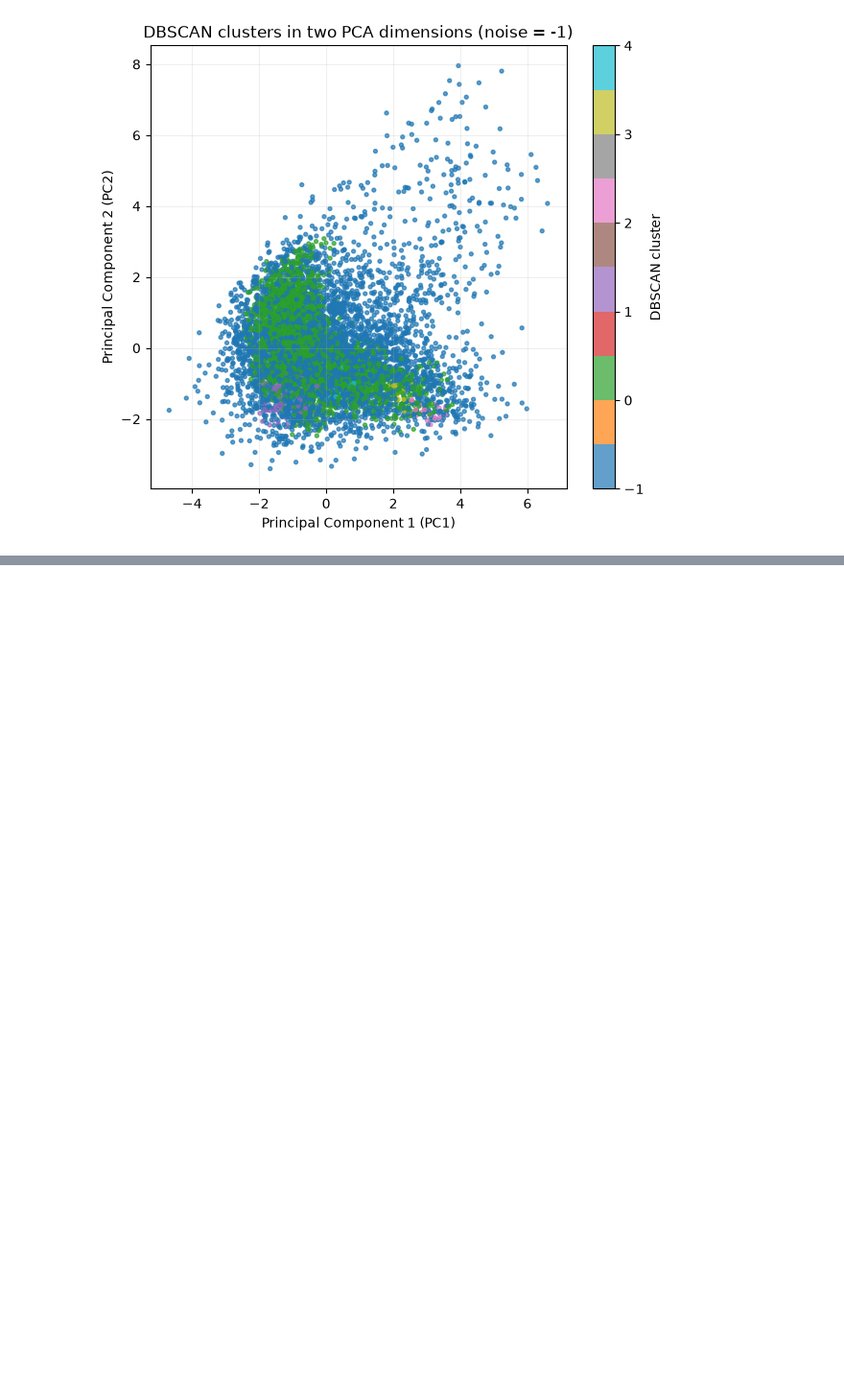
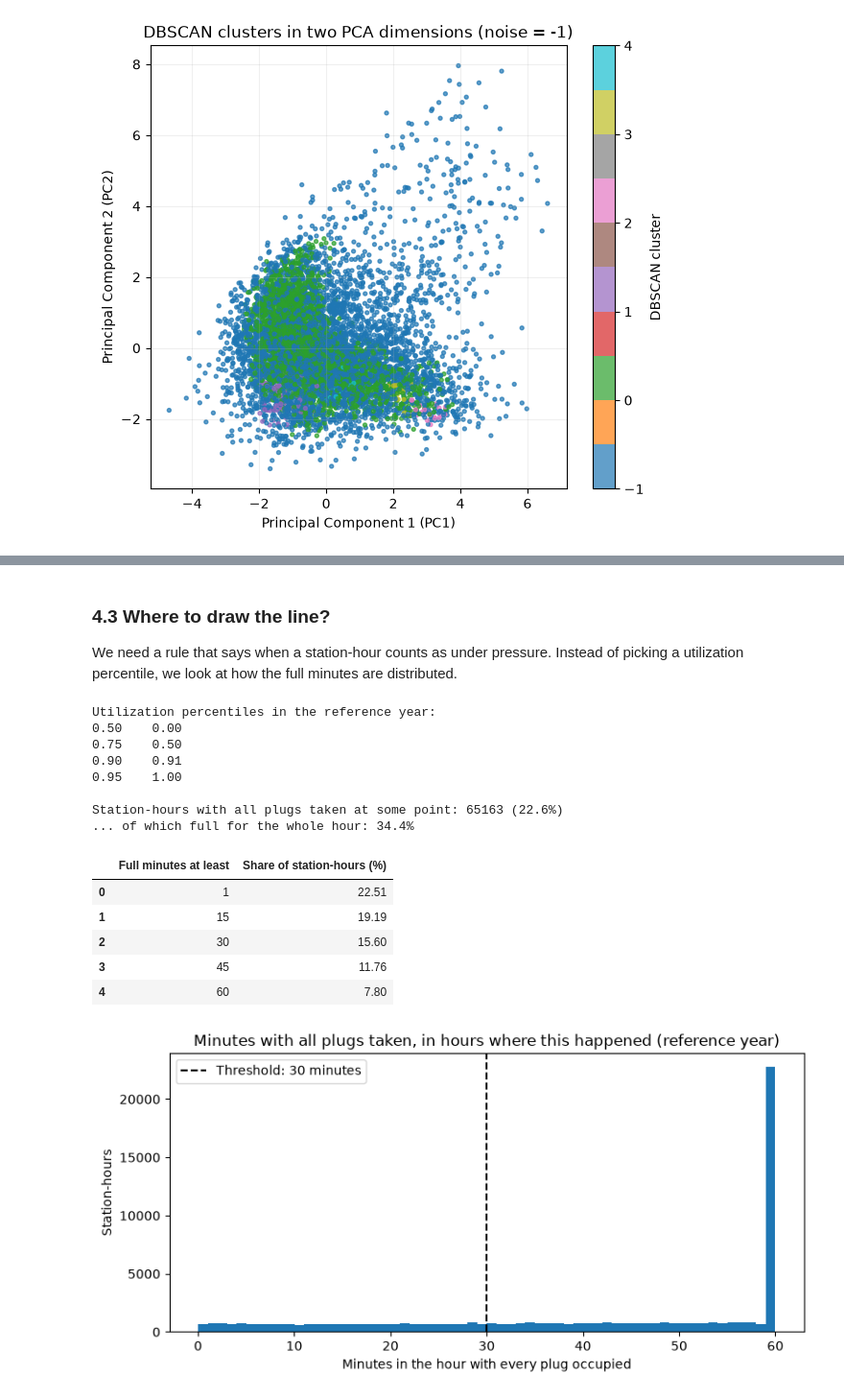
Before and after one commit to dumitritamacarenco/Introduction-to-Business-Analytics---Project-, a Jupyter notebook: ev_charging_palo_alto.ipynb, the cells around one changed output, grey strips where cells are left out. Shown at 96% size. Drawn from its saved outputs; the diff is of its cells as text; code cells hidden in the pictures; blank space fills up the shorter version.

Commit message:
Add exploratory capacity analysis

```diff
--- a/ev_charging_palo_alto.ipynb
+++ b/ev_charging_palo_alto.ipynb
@@ -1407,0 +1439,16 @@ plt.show()
+# %%
+# Reference year: the last twelve months before COVID, with the full network in place
+REF_START = pd.Timestamp("2019-03-01", tz=local_tz)
+REF_END = pd.Timestamp("2020-03-01", tz=local_tz)
+
+print(df_time_clean.groupby(["Port Type", "Plug Type"]).size())
+
+# Only Level 2 sessions occupy the J1772 plugs we count as capacity
+level2 = df_time_clean[df_time_clean["Port Type"] == "Level 2"].copy()
+level2_ref = level2[(level2["Start_Local"] >= REF_START) & (level2["Start_Local"] < REF_END)]
+
+# Level 2 sessions per port in the reference year: a port with sessions is a working plug
+port_use = level2_ref.groupby(["Station Name", "Port Number"]).size().unstack(fill_value=0)
+station_plugs = (port_use > 0).sum(axis=1).rename("Plugs")
+display(port_use.assign(Plugs=station_plugs))
+print("Stations by number of Level 2 plugs:", station_plugs.value_counts().to_dict())
@@ -1407,0 +1568,41 @@ plt.show()
+# %% [markdown]
+### 4.3 Where to draw the line?
+We need a rule that says when a station-hour counts as under pressure. Instead of picking a utilization percentile, we look at how the full minutes are distributed.
+# %%
+ref = pressure[pressure["In_Reference_Year"]]
+busy = ref[ref["Full_Minutes"] > 0]
+
+print("Utilization percentiles in the reference year:")
+print(ref["Utilization"].quantile([0.5, 0.75, 0.9, 0.95]).round(2).to_string())
+print(f"\nStation-hours with all plugs taken at some point: {len(busy)} ({len(busy) / len(ref):.1%})")
+print(f"... of which full for the whole hour: {(busy['Full_Minutes'] >= 59.99).mean():.1%}")
+
+threshold_check = pd.DataFrame({"Full minutes at least": [1, 15, 30, 45, 60]})
+threshold_check["Share of station-hours (%)"] = [100 * (ref["Full_Minutes"] >= t - 0.01).mean() for t in threshold_check["Full minutes at least"]]
+display(threshold_check.round(2))
+
+plt.figure(figsize=(8, 4))
+plt.hist(busy["Full_Minutes"], bins=60)
+plt.axvline(30, color="black", linestyle="--", label="Threshold: 30 minutes")
+plt.title("Minutes with all plugs taken, in hours where this happened (reference year)")
+plt.xlabel("Minutes in the hour with every plug occupied")
+plt.ylabel("Station-hours")
+plt.legend()
+plt.tight_layout()
+plt.show()
+# %% [output]
+Utilization percentiles in the reference year:
+0.50    0.00
+0.75    0.50
+0.90    0.91
+0.95    1.00
+
+Station-hours with all plugs taken at some point: 65163 (22.6%)
+... of which full for the whole hour: 34.4%
+|  | Full minutes at least | Share of station-hours (%) |
+| 0 | 1 | 22.51 |
+| 1 | 15 | 19.19 |
+| 2 | 30 | 15.60 |
+| 3 | 45 | 11.76 |
+| 4 | 60 | 7.80 |
+[figure, added]
```
Also changed, not shown: parts of 61 cells of this notebook.
